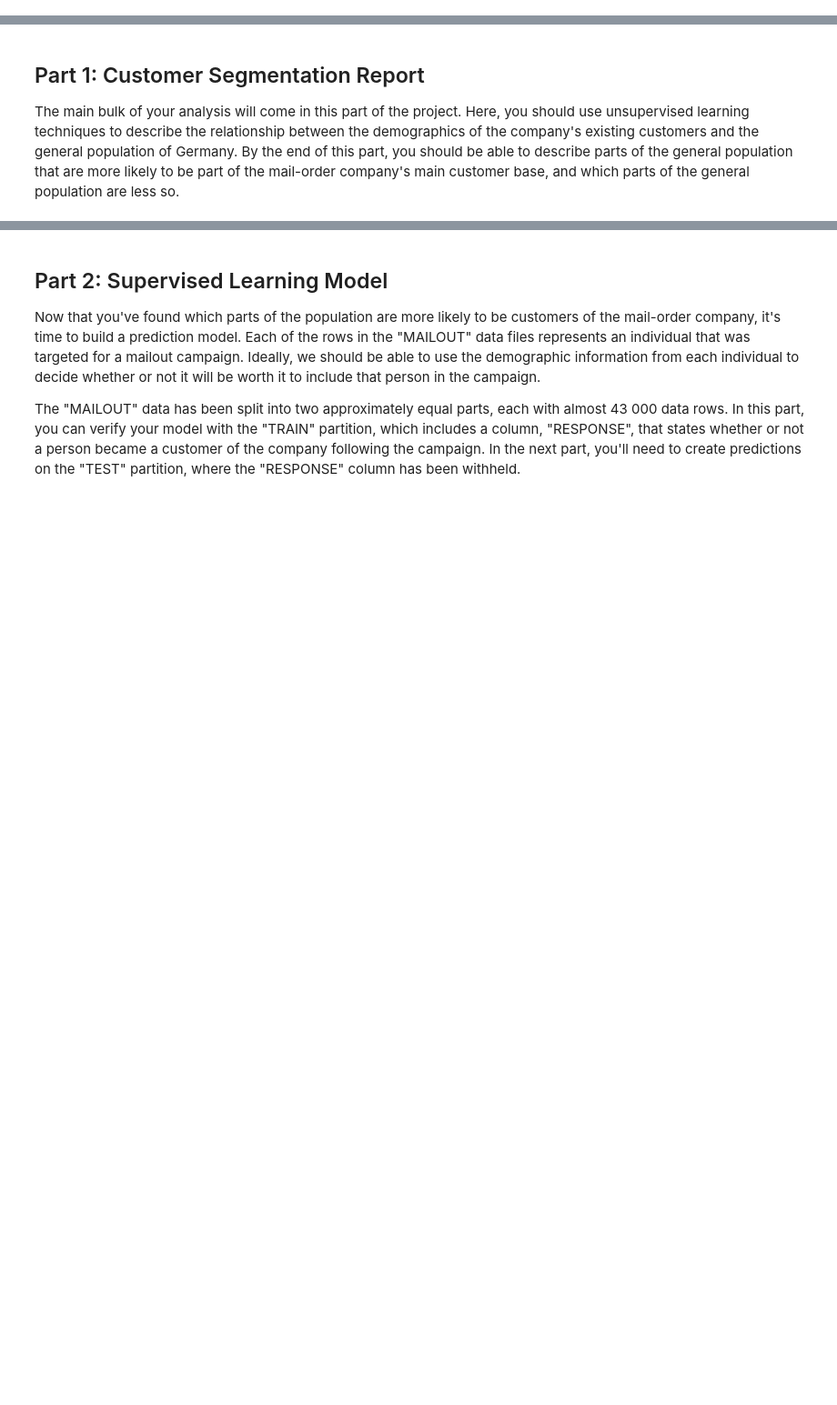
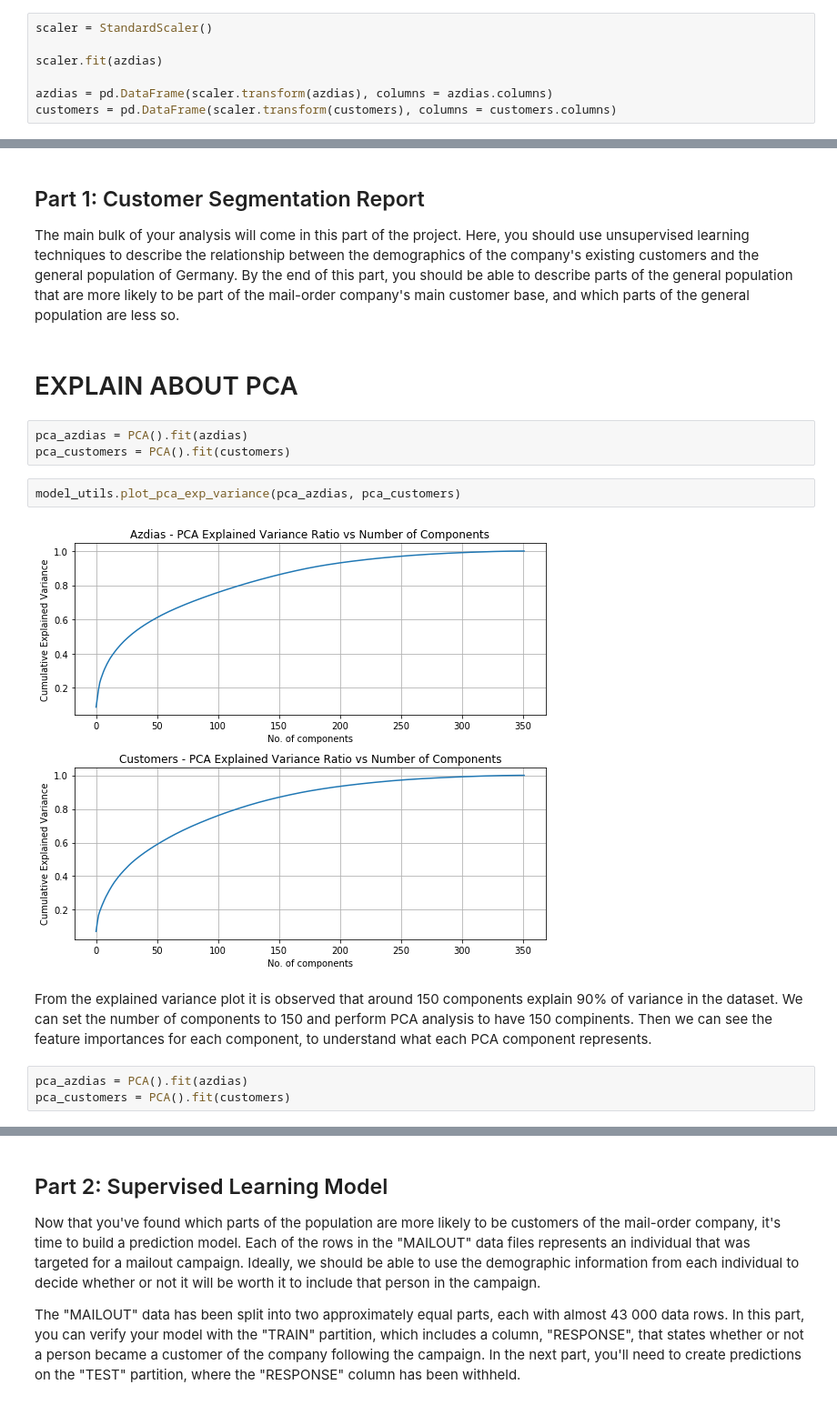
Before and after one commit to pranaymodukuru/Bertelsmann-Arvato-customer-segmentation, a Jupyter notebook: Arvato Project Workbook.ipynb, the cells around one changed output, grey strips where cells are left out. Shown at 91% size. Cells and saved outputs as stored; diff of their text form; blank space fills up the shorter version.

```diff
--- a/Arvato Project Workbook.ipynb
+++ b/Arvato Project Workbook.ipynb
@@ -807,0 +1051,7 @@ azdias.shape, customers.shape, customer_extra_cols.shape
+# %%
+scaler = StandardScaler()
+
+scaler.fit(azdias)
+
+azdias = pd.DataFrame(scaler.transform(azdias), columns = azdias.columns)
+customers = pd.DataFrame(scaler.transform(customers), columns = customers.columns)
@@ -809,3 +1079,17 @@ azdias.shape, customers.shape, customer_extra_cols.shape
 ## Part 1: Customer Segmentation Report
 
 The main bulk of your analysis will come in this part of the project. Here, you should use unsupervised learning techniques to describe the relationship between the demographics of the company's existing customers and the general population of Germany. By the end of this part, you should be able to describe parts of the general population that are more likely to be part of the mail-order company's main customer base, and which parts of the general population are less so.
+# %% [markdown]
+# EXPLAIN ABOUT PCA
+# %%
+pca_azdias = PCA().fit(azdias)
+pca_customers = PCA().fit(customers)
+# %%
+model_utils.plot_pca_exp_variance(pca_azdias, pca_customers)
+# %% [output]
+[figure, added]
+# %% [markdown]
+From the explained variance plot it is observed that around 150 components explain 90% of variance in the dataset. We can set the number of components to 150 and perform PCA analysis to have 150 compinents. Then we can see the feature importances for each component, to understand what each PCA component represents.
+# %%
+pca_azdias = PCA().fit(azdias)
+pca_customers = PCA().fit(customers)
```
Also changed, not shown: parts of 34 cells of this notebook, 3 other files.
